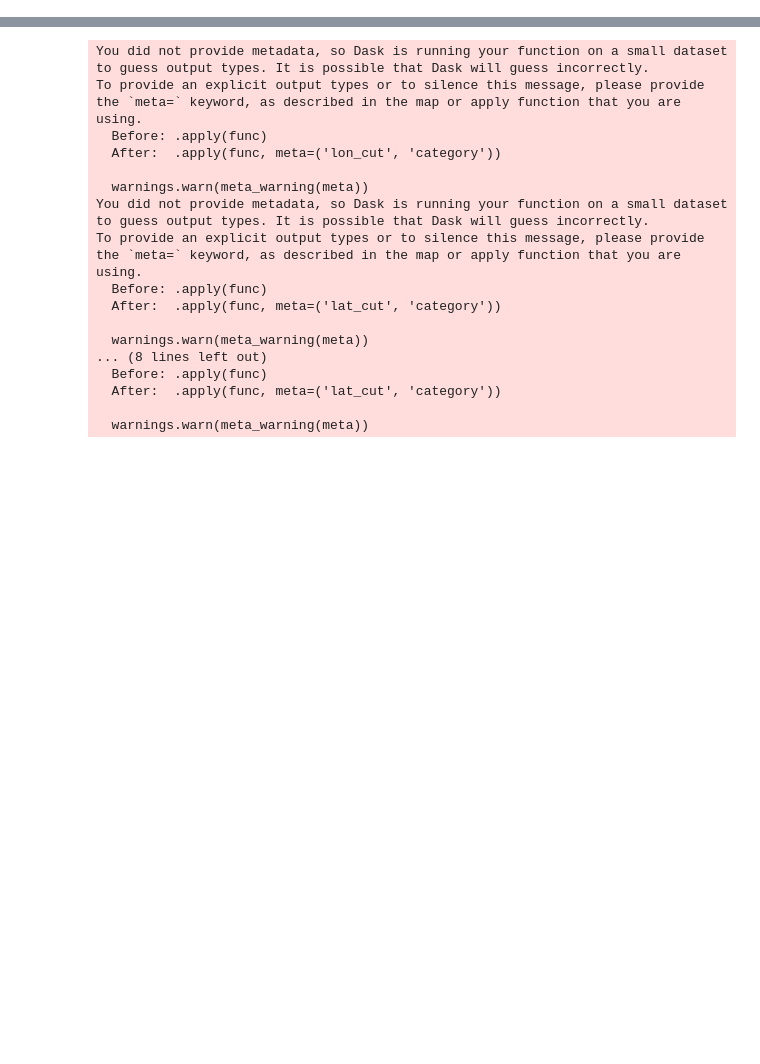
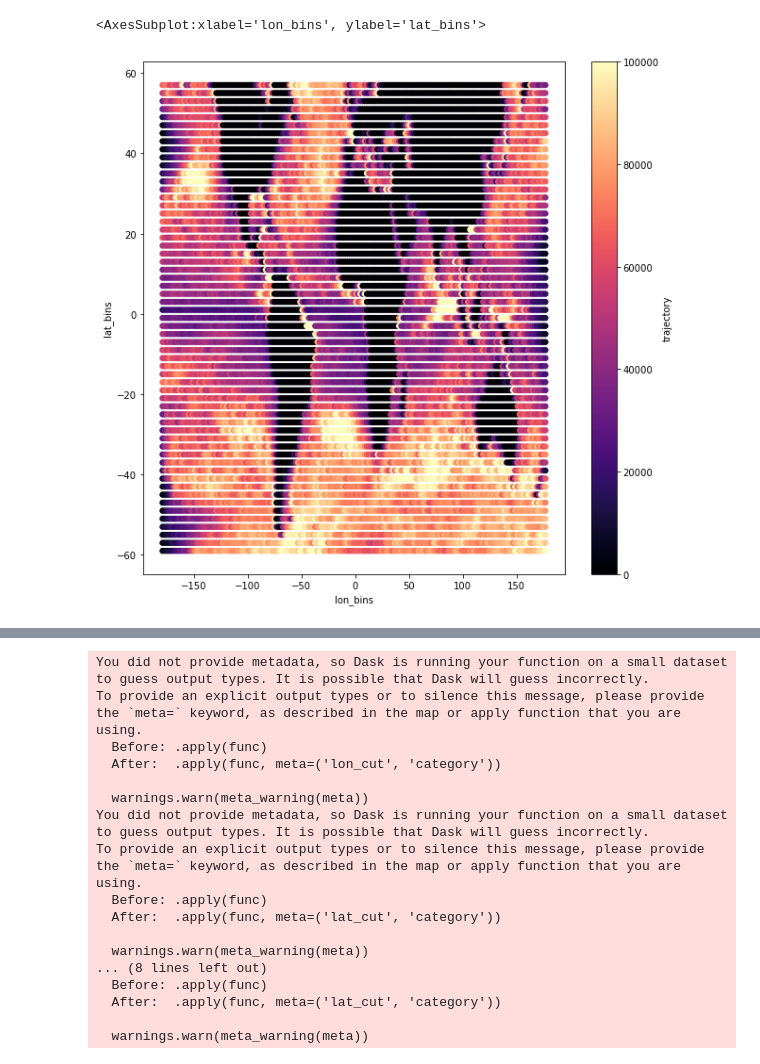
Before and after one commit to zcasparco/equinox_phd, a Jupyter notebook: llc4320/autocovariance_binned.ipynb, the cells around one changed output, grey strips where cells are left out. Saved outputs shown, nothing was run; the diff lists cells and outputs as text; code cells hidden in the pictures; blank space fills up the shorter version.

```diff
--- a/llc4320/autocovariance_binned.ipynb
+++ b/llc4320/autocovariance_binned.ipynb
@@ -41,0 +74,15 @@ client = Client(cluster)
+# %%
+num_id = df.groupby(['lon_cut','lat_cut']).count().persist()
+# %%
+num_id = num_id.iloc[:,:2].compute()
+# %%
+num = num_id.reset_index()
+# %%
+num['lon_bins'] = num.lon_cut.apply(lambda x : x.mid)
+num['lat_bins'] = num.lat_cut.apply(lambda x : x.mid)
+# %%
+fig,ax = plt.subplots(figsize=(10,10))
+num.plot.scatter(x='lon_bins',y='lat_bins',c='trajectory',s=30,cmap='magma',ax=ax,vmax=100000)
+# %% [output]
+<AxesSubplot:xlabel='lon_bins', ylabel='lat_bins'>
+[figure, added]
```
Also changed, not shown: parts of 28 cells of this notebook, 2 other files.
